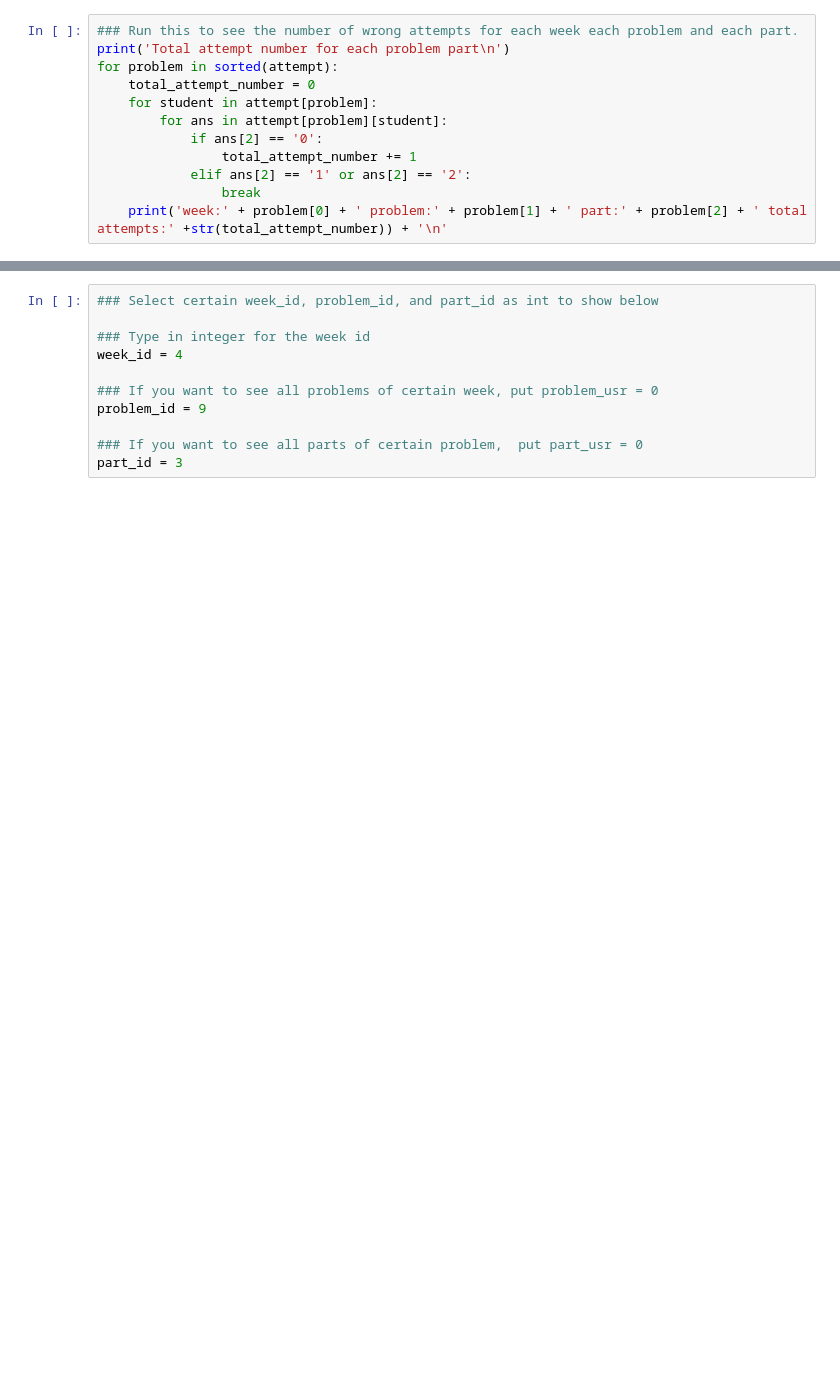
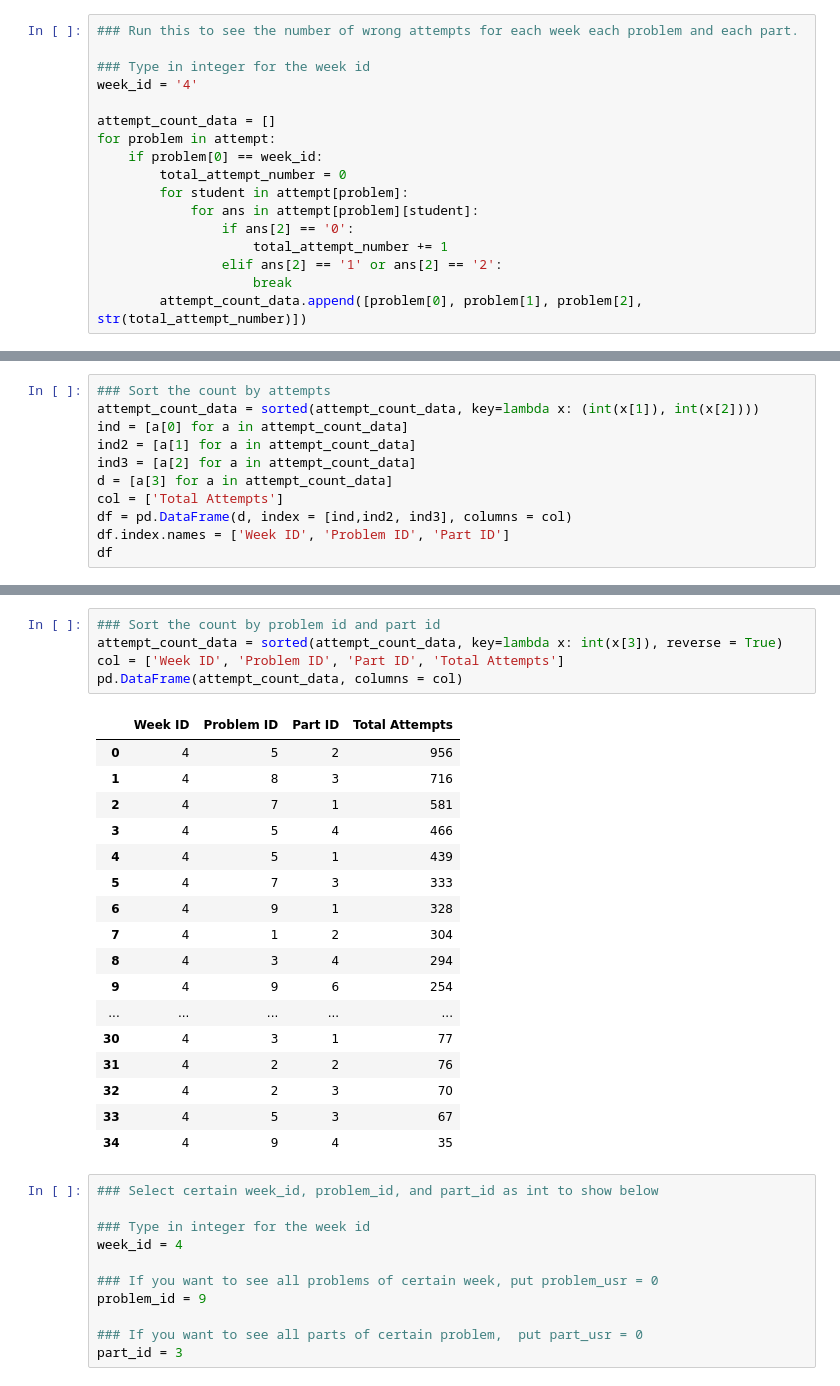
Before and after one commit to vrushalisamant/TA_repo, a Jupyter notebook: edX_data_notebook/Data_Analysis.py.ipynb, the cells around one changed output, grey strips where cells are left out. Saved outputs shown, nothing was run; the diff lists cells and outputs as text; blank space fills up the shorter version.

```diff
--- a/edX_data_notebook/Data_Analysis.py.ipynb
+++ b/edX_data_notebook/Data_Analysis.py.ipynb
@@ -19,13 +20,18 @@ for line in data:
     attempt[key][student_key].append(answer)
 # %%
 ### Run this to see the number of wrong attempts for each week each problem and each part.
-print('Total attempt number for each problem part\n')
-for problem in sorted(attempt):
-    total_attempt_number = 0
-    for student in attempt[problem]:
-        for ans in attempt[problem][student]:
-            if ans[2] == '0':
-                total_attempt_number += 1
-            elif ans[2] == '1' or ans[2] == '2':
-                break
-    print('week:' + problem[0] + ' problem:' + problem[1] + ' part:' + problem[2] + ' total attempts:' +str(total_attempt_number)) + '\n'
+
+### Type in integer for the week id
+week_id = '4'
+
+attempt_count_data = []
+for problem in attempt:
+    if problem[0] == week_id:
+        total_attempt_number = 0
+        for student in attempt[problem]:
+            for ans in attempt[problem][student]:
+                if ans[2] == '0':
+                    total_attempt_number += 1
+                elif ans[2] == '1' or ans[2] == '2':
+                    break
+        attempt_count_data.append([problem[0], problem[1], problem[2], str(total_attempt_number)])
@@ -49,0 +38,11 @@ week:4 problem:9 part:6 total attempts:47
+# %%
+### Sort the count by attempts
+attempt_count_data = sorted(attempt_count_data, key=lambda x: (int(x[1]), int(x[2])))
+ind = [a[0] for a in attempt_count_data]
+ind2 = [a[1] for a in attempt_count_data]
+ind3 = [a[2] for a in attempt_count_data]
+d = [a[3] for a in attempt_count_data]
+col = ['Total Attempts']
+df = pd.DataFrame(d, index = [ind,ind2, ind3], columns = col)
+df.index.names = ['Week ID', 'Problem ID', 'Part ID']
+df
@@ -50,3 +68,26 @@ week:4 problem:9 part:6 total attempts:47
+# %%
+### Sort the count by problem id and part id
+attempt_count_data = sorted(attempt_count_data, key=lambda x: int(x[3]), reverse = True)
+col = ['Week ID', 'Problem ID', 'Part ID', 'Total Attempts']
+pd.DataFrame(attempt_count_data, columns = col)
+# %% [output]
+|  | Week ID | Problem ID | Part ID | Total Attempts |
+| 0 | 4 | 5 | 2 | 956 |
+| 1 | 4 | 8 | 3 | 716 |
+| 2 | 4 | 7 | 1 | 581 |
+| 3 | 4 | 5 | 4 | 466 |
+| 4 | 4 | 5 | 1 | 439 |
+| 5 | 4 | 7 | 3 | 333 |
+| 6 | 4 | 9 | 1 | 328 |
+| 7 | 4 | 1 | 2 | 304 |
+| 8 | 4 | 3 | 4 | 294 |
+| 9 | 4 | 9 | 6 | 254 |
+| ... | ... | ... | ... | ... |
+| 30 | 4 | 3 | 1 | 77 |
+| 31 | 4 | 2 | 2 | 76 |
+| 32 | 4 | 2 | 3 | 70 |
+| 33 | 4 | 5 | 3 | 67 |
+| 34 | 4 | 9 | 4 | 35 |
 # %%
 ### Select certain week_id, problem_id, and part_id as int to show below
 
```
Also changed, not shown: parts of 9 cells of this notebook, 6 other files.
